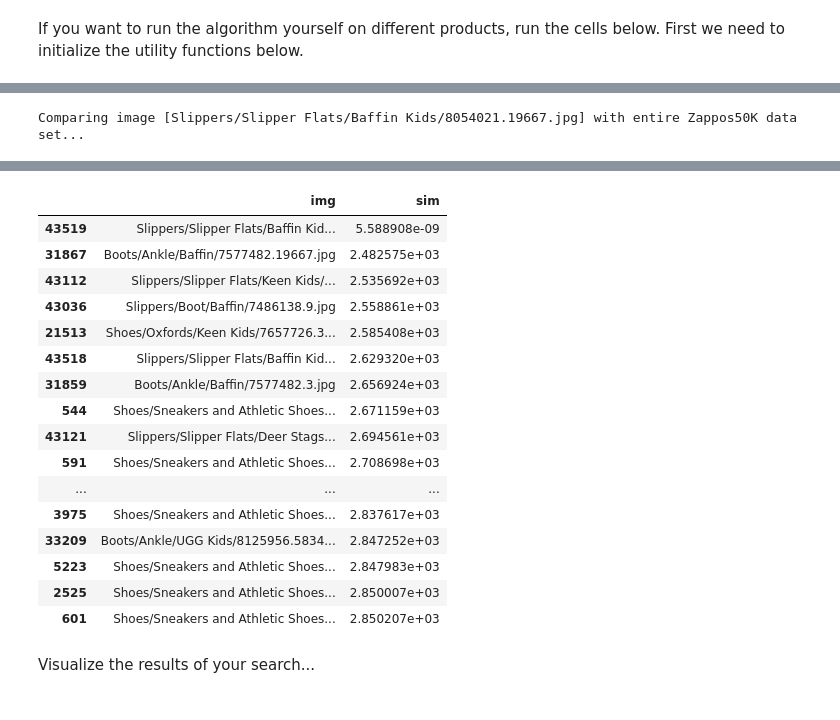
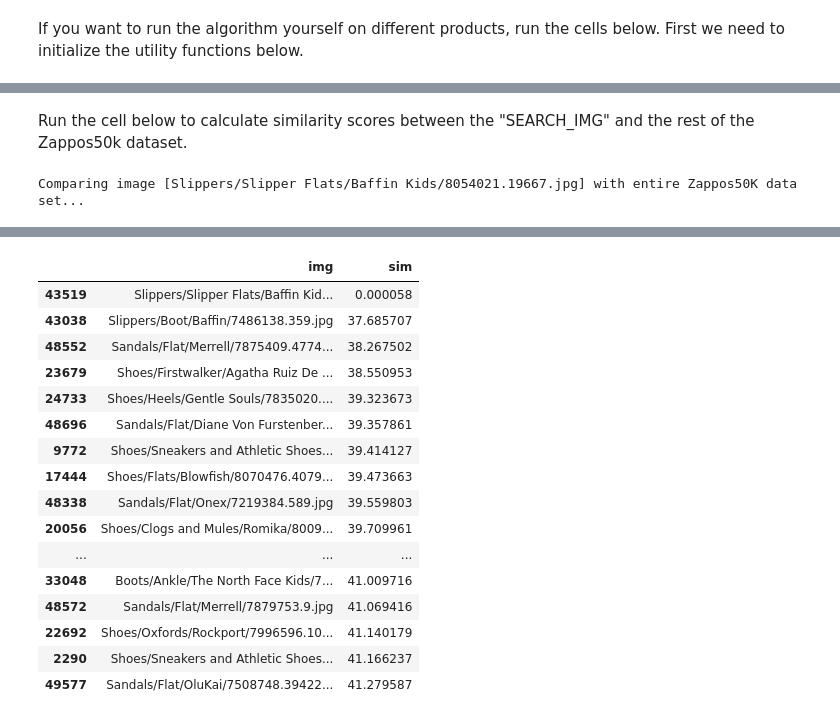
Before and after one commit to aws-samples/aws-sagemaker-pytorch-shop-by-style, a Jupyter notebook: notebooks/shop-by-style-model-on-pytorch.ipynb, the cells around one changed output, grey strips where cells are left out. Drawn from its saved outputs; the diff is of its cells as text; code cells hidden in the pictures.

```diff
--- a/notebooks/shop-by-style-model-on-pytorch.ipynb
+++ b/notebooks/shop-by-style-model-on-pytorch.ipynb
@@ -1040,15 +981,47 @@ Run ths cell below to calculate the similarity between the product image specifi
+# %%
+import torchvision.models as models
+
+## here are a few functions for calculating similarity. You should use L1 or L2. L1 is set by default
+COSINE_SIMILARITY = 0
+L1_DISTANCE = 1
+L2_DISTANCE = 2
+
+def manhattan_distance(v1,v2) :
+    return nn.functional.pairwise_distance(v1,v2,1)
+
+def euclidian_distance(v1,v2) :
+    return nn.functional.pairwise_distance(v1,v2,2)
+
+def cosine_similarity(v1,v2) :
+    return nn.functional.cosine_similarity(v1,v2)
+
+sim_fns = [cosine_similarity,  manhattan_distance, euclidian_distance]
+
+def calc_dist(v1, v2, mode=L1_DISTANCE):
+    return sim_fns[mode](v1,v2)
+
+## wrapper function for a CNN model used for base lining.
+def deep_image_classification_model_no_hooks() :
+
+    cnn = models.vgg16(pretrained=True)
+    #cnn = models.resnet34(pretrained=True)
+    return cnn
+# %% [markdown]
+Run the cell below to calculate similarity scores between the "SEARCH_IMG" and the rest of the Zappos50k dataset.
 # %%
 import torch
+import torch.nn as nn
 
 SEARCH_IMG='Slippers/Slipper Flats/Baffin Kids/8054021.19667.jpg'
+#SEARCH_IMG='Sandals/Flat/Elephantito/7900238.764.jpg'
+#SEARCH_IMG = 'Shoes/Oxfords/Calvin Klein/7943176.3.jpg'
 DEVICE = torch.device('cuda' if torch.cuda.is_available() else 'cpu')
 DATA_DIR = os.path.join(WORKING_DIR,'ut-zap50k-images-square')
 PARAM_BATCH_SIZE = 16
 
 print('Comparing image ['+SEARCH_IMG+'] with entire Zappos50K data set...')
 
-outputs= []
-model = deep_image_classification_model()
+model = deep_image_classification_model_no_hooks()
 model = model.to(DEVICE)
 model.eval()
 
@@ -1056,8 +1029,7 @@ img = getImageTensor(os.path.join(WORKING_DIR,'ut-zap50k-images-square',SEARCH_I
 img.unsqueeze_(0)
 img = img.to(DEVICE)
 
-model.forward(img)
-target_gms = calc_gram_matrices(outputs)
+v1= model.forward(img)
 
 zapposDS = Zappos50kDataset(ZAPPOS50K_INDEX, DATA_DIR, TRANSFORMATIONS)
 zapposDL = torch.utils.data.DataLoader(dataset=zapposDS, batch_size= PARAM_BATCH_SIZE, shuffle=False)
@@ -1069,11 +1041,9 @@ for data in zapposDL:
     names = data.get('name')
     images = data.get('tensor').to(DEVICE)
 
-    outputs= []
-    model.forward(images)
-    compare_gms = calc_gram_matrices(outputs)
-
-    distances = avg_gram_distance(target_gms,compare_gms,outputs)
+    v2 = model.forward(images)
+    #distances = calc_dist(v1,v2, mode=L1_DISTANCE)
+    distances = calc_dist(v1,v2, mode=L2_DISTANCE)
     distances= distances.cpu().detach().numpy()
 
     df1= pd.DataFrame(names, columns=['img'])
@@ -1092,19 +1063,17 @@ Comparing image [Slippers/Slipper Flats/Baffin Kids/8054021.19667.jpg] with enti
 |  | img | sim |
-| 43519 | Slippers/Slipper Flats/Baffin Kid... | 5.588908e-09 |
-| 31867 | Boots/Ankle/Baffin/7577482.19667.jpg | 2.482575e+03 |
-| 43112 | Slippers/Slipper Flats/Keen Kids/... | 2.535692e+03 |
-| 43036 | Slippers/Boot/Baffin/7486138.9.jpg | 2.558861e+03 |
-| 21513 | Shoes/Oxfords/Keen Kids/7657726.3... | 2.585408e+03 |
-| 43518 | Slippers/Slipper Flats/Baffin Kid... | 2.629320e+03 |
-| 31859 | Boots/Ankle/Baffin/7577482.3.jpg | 2.656924e+03 |
-| 544 | Shoes/Sneakers and Athletic Shoes... | 2.671159e+03 |
-| 43121 | Slippers/Slipper Flats/Deer Stags... | 2.694561e+03 |
-| 591 | Shoes/Sneakers and Athletic Shoes... | 2.708698e+03 |
+| 43519 | Slippers/Slipper Flats/Baffin Kid... | 0.000058 |
+| 43038 | Slippers/Boot/Baffin/7486138.359.jpg | 37.685707 |
+| 48552 | Sandals/Flat/Merrell/7875409.4774... | 38.267502 |
+| 23679 | Shoes/Firstwalker/Agatha Ruiz De ... | 38.550953 |
+| 24733 | Shoes/Heels/Gentle Souls/7835020.... | 39.323673 |
+| 48696 | Sandals/Flat/Diane Von Furstenber... | 39.357861 |
+| 9772 | Shoes/Sneakers and Athletic Shoes... | 39.414127 |
+| 17444 | Shoes/Flats/Blowfish/8070476.4079... | 39.473663 |
+| 48338 | Sandals/Flat/Onex/7219384.589.jpg | 39.559803 |
+| 20056 | Shoes/Clogs and Mules/Romika/8009... | 39.709961 |
 | ... | ... | ... |
-| 3975 | Shoes/Sneakers and Athletic Shoes... | 2.837617e+03 |
-| 33209 | Boots/Ankle/UGG Kids/8125956.5834... | 2.847252e+03 |
-| 5223 | Shoes/Sneakers and Athletic Shoes... | 2.847983e+03 |
-| 2525 | Shoes/Sneakers and Athletic Shoes... | 2.850007e+03 |
-| 601 | Shoes/Sneakers and Athletic Shoes... | 2.850207e+03 |
+| 33048 | Boots/Ankle/The North Face Kids/7... | 41.009716 |
+| 48572 | Sandals/Flat/Merrell/7879753.9.jpg | 41.069416 |
+| 22692 | Shoes/Oxfords/Rockport/7996596.10... | 41.140179 |
+| 2290 | Shoes/Sneakers and Athletic Shoes... | 41.166237 |
+| 49577 | Sandals/Flat/OluKai/7508748.39422... | 41.279587 |
-# %% [markdown]
-Visualize the results of your search...
```
Also changed, not shown: parts of 30 cells of this notebook.
